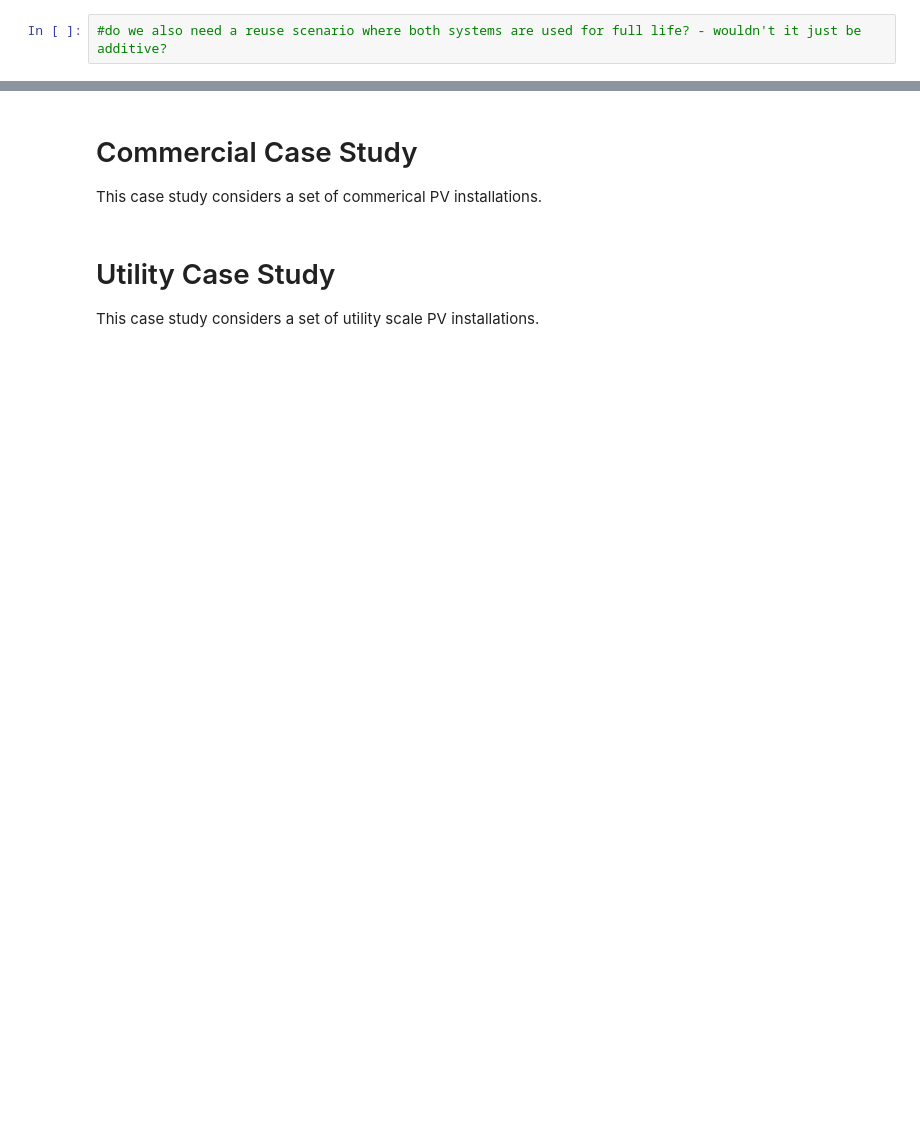
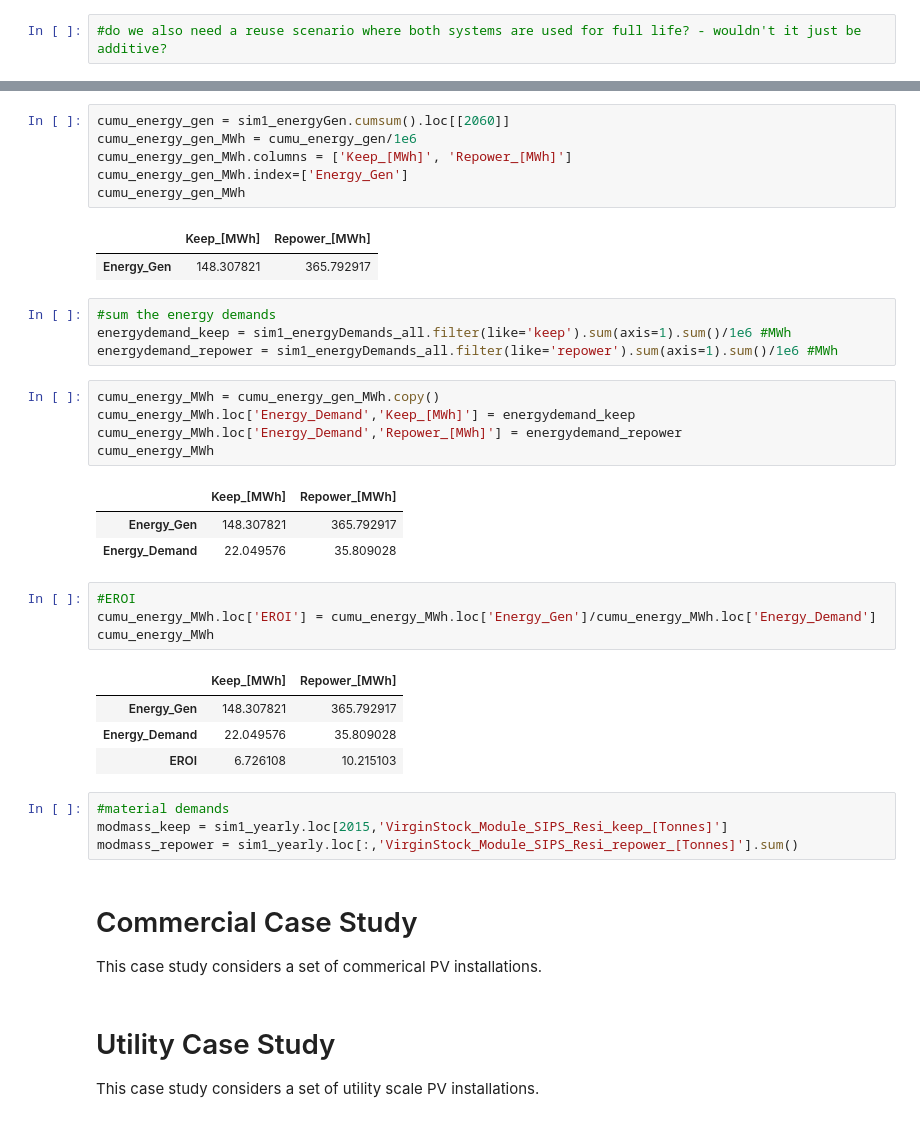
Before and after one commit to NREL/PV-DEMICE, a Jupyter notebook: docs/dev/SIPS2025-CaseStudies.ipynb, the cells around one changed output, grey strips where cells are left out. Drawn from its saved outputs; the diff is of its cells as text; blank space fills up the shorter version.

```diff
--- a/docs/dev/SIPS2025-CaseStudies.ipynb
+++ b/docs/dev/SIPS2025-CaseStudies.ipynb
@@ -91,3 +187,38 @@ sim1.scenario['Resi_repower'].dataIn_m.loc[2024, 'mod_lifetime'] = resi_sys2_lif
+# %%
+cumu_energy_gen = sim1_energyGen.cumsum().loc[[2060]]
+cumu_energy_gen_MWh = cumu_energy_gen/1e6
+cumu_energy_gen_MWh.columns = ['Keep_[MWh]', 'Repower_[MWh]']
+cumu_energy_gen_MWh.index=['Energy_Gen']
+cumu_energy_gen_MWh
+# %% [output]
+|  | Keep_[MWh] | Repower_[MWh] |
+| Energy_Gen | 148.307821 | 365.792917 |
+# %%
+#sum the energy demands
+energydemand_keep = sim1_energyDemands_all.filter(like='keep').sum(axis=1).sum()/1e6 #MWh
+energydemand_repower = sim1_energyDemands_all.filter(like='repower').sum(axis=1).sum()/1e6 #MWh
+# %%
+cumu_energy_MWh = cumu_energy_gen_MWh.copy()
+cumu_energy_MWh.loc['Energy_Demand','Keep_[MWh]'] = energydemand_keep
+cumu_energy_MWh.loc['Energy_Demand','Repower_[MWh]'] = energydemand_repower
+cumu_energy_MWh
+# %% [output]
+|  | Keep_[MWh] | Repower_[MWh] |
+| Energy_Gen | 148.307821 | 365.792917 |
+| Energy_Demand | 22.049576 | 35.809028 |
+# %%
+#EROI
+cumu_energy_MWh.loc['EROI'] = cumu_energy_MWh.loc['Energy_Gen']/cumu_energy_MWh.loc['Energy_Demand']
+cumu_energy_MWh
+# %% [output]
+|  | Keep_[MWh] | Repower_[MWh] |
+| Energy_Gen | 148.307821 | 365.792917 |
+| Energy_Demand | 22.049576 | 35.809028 |
+| EROI | 6.726108 | 10.215103 |
+# %%
+#material demands
+modmass_keep = sim1_yearly.loc[2015,'VirginStock_Module_SIPS_Resi_keep_[Tonnes]']
+modmass_repower = sim1_yearly.loc[:,'VirginStock_Module_SIPS_Resi_repower_[Tonnes]'].sum()
 # %% [markdown]
 # Commercial Case Study
 This case study considers a set of commerical PV installations.
```
Also changed, not shown: parts of 13 cells of this notebook, 2 other files.
